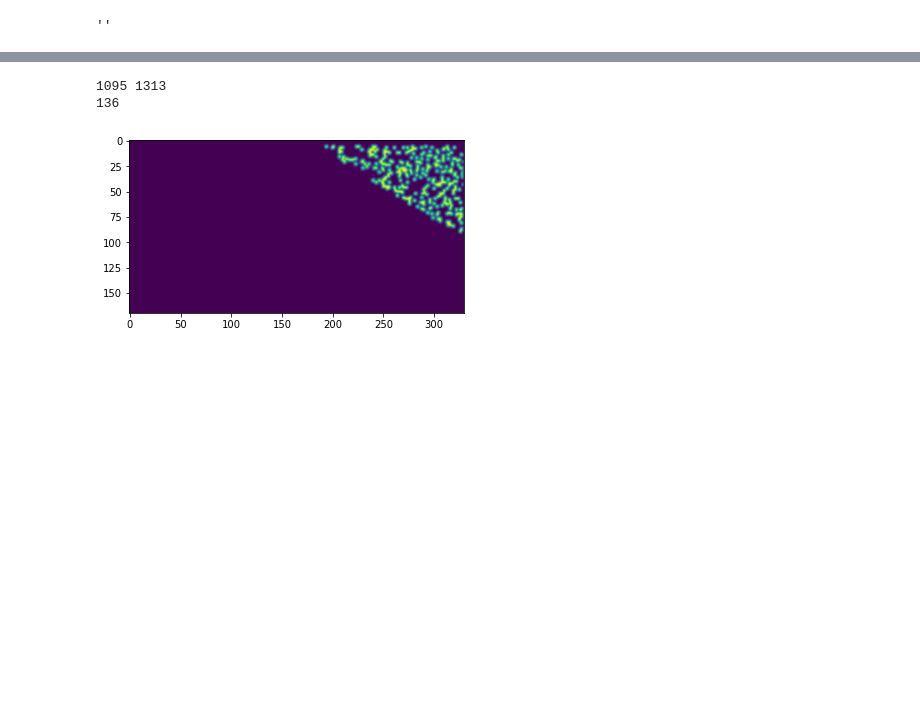
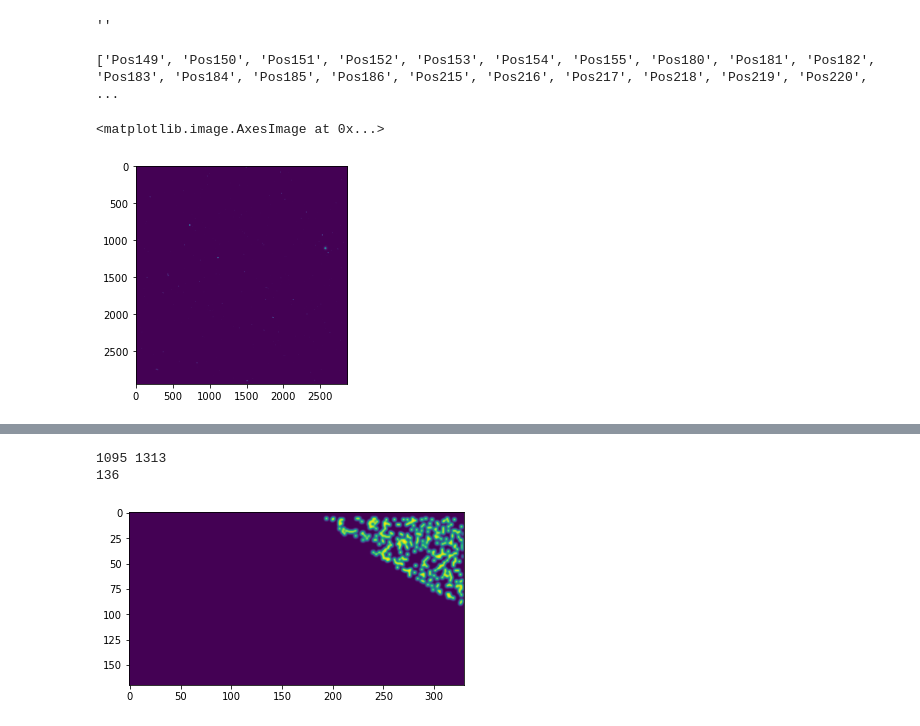
Before and after one commit to deindllab/MUSCLE, a Jupyter notebook: JupyterNotebooks/pipeline_manual.ipynb, the cells around one changed output, grey strips where cells are left out. Drawn from its saved outputs; the diff is of its cells as text; code cells hidden in the pictures; blank space fills up the shorter version.

```diff
--- a/JupyterNotebooks/pipeline_manual.ipynb
+++ b/JupyterNotebooks/pipeline_manual.ipynb
@@ -363,7 +363,7 @@ apriori_tr_inv.params = np.array([[ 1.67127284e+00,  5.72133913e-03,  0],
  [ 0.00000000e+00,  0.00000000e+00,  1.00000000e+00]])
 # %%
 # fastq_path = 'E:/MUSCLE data/0722.fastq'
-fastq_path = fd.askopenfilename(title = "Choose the FASTQ file", initialdir = "D:/Experiments/MUSCLE DONUTS/20220824_FC_Nano_Cas9_CCR5/")
+fastq_path = fd.askopenfilename(title = "Choose the FASTQ file", initialdir = "D:/Experiments/MUSCLE DONUTS/")
 
 
 x_coord, y_coord, sequence = get_seq_coordinates(fastq_path,  tile=1101)
@@ -398,8 +398,10 @@ max_x = max_x1
 
 library_seq =  'GGTCTCGTCCAATCTAT'
 # %%
-x_border = int(input("Enter the x border"))
-y_border = int(input("Enter the y border"))
+# x_border = int(input("Enter the x border"))
+# y_border = int(input("Enter the y border"))
+x_border = 400
+y_border = 200
 
 file_path = fd.askopenfilename(title = "Choose the position list", initialdir = "D:/Experiments/MUSCLE DONUTS/")
 current_direct = fd.askdirectory(title = "Choose the temp folder", initialdir = "D:/Experiments/MUSCLE DONUTS/")
@@ -421,42 +423,46 @@ labels_res = []
 posX_res = []
 posY_res = []
 for i,x in enumerate(labels):
-    #x = int(1700 + (posX[i] - 27246.18)/0.34) #tile 2
-    #y = int(1571 - (posY[i] + 1149.66)/0.34)
-    x = int(2329 + (posX[i] - 28522.9)/0.34) # tile 1
-    y = int(2042 - (posY[i] + 1313.3)/0.34)
+    #x = int(1700+330-x_border + (posX[i] - 27246.18)/0.34) #tile 2 19/07/2022
+    #y = int(1571+170-y_border - (posY[i] + 1149.66)/0.34)
+    x = int(2329+330-x_border + (posX[i] - 28522.9)/0.34) # tile 1 19/07/2022
+    y = int(2042+170-y_border - (posY[i] + 1313.3)/0.34)
     if (x > 0 ) and (y > 0):
         if (y+y_border<2866) and (x+x_border < 2944) :
             labels_res.append (labels[i])
             posX_res.append (posX[i])
             posY_res.append( posY[i])
 
 
 print (labels_res)
 
 #print(usable_green_beads)
 #print(usable_red_beads)
 fastq_image = generate_img(y_coord,x_coord, 0, 0, max_y, max_x, 1, True, 1)
 fastq_image.save(os.path.join(current_direct, 'FASTQ_image.png'))
 
 
 counter = 0
 
-file_path = fd.askopenfilename(title = "Choose the MIN projection image", initialdir = "D:/Experiments/MUSCLE DONUTS/20220824_FC_Nano_Cas9_CCR5/")
+file_path = fd.askopenfilename(title = "Choose the MIN projection image", initialdir = "D:/Experiments/MUSCLE DONUTS/")
 seq = io.imread(file_path)#reading the sequence image
 seq = seq.astype("ushort")
 
-file_path = fd.askopenfilename(title = "Choose the MAX projection image", initialdir = "D:/Experiments/MUSCLE DONUTS/20220824_FC_Nano_Cas9_CCR5/")
+file_path = fd.askopenfilename(title = "Choose the MAX projection image", initialdir = "D:/Experiments/MUSCLE DONUTS/")
 seq_max = io.imread(file_path)#reading the sequence image
 seq_max = seq_max.astype("ushort")
 image_array_max = np.asarray(seq_max)
 good_pos = []
 matched_sequences = []
 matched_centers_red = []
 matched_centers_green = []
 
 image_array_seq = np.asarray(seq) #array from sequence image
 image_array_FQ = np.asarray(fastq_image) #array from fastq_image
 beads_dir = fd.askdirectory(title = "Choose the beads folder", initialdir = "D:/Experiments/MUSCLE DONUTS/")
 plt.figure()
 plt.imshow(seq)
+# %% [output]
+['Pos149', 'Pos150', 'Pos151', 'Pos152', 'Pos153', 'Pos154', 'Pos155', 'Pos180', 'Pos181', 'Pos182', 'Pos183', 'Pos184', 'Pos185', 'Pos186', 'Pos215', 'Pos216', 'Pos217', 'Pos218', 'Pos219', 'Pos220', ...
+<matplotlib.image.AxesImage at 0x...>
+[figure, added]
```
Also changed, not shown: parts of 4 cells of this notebook.
